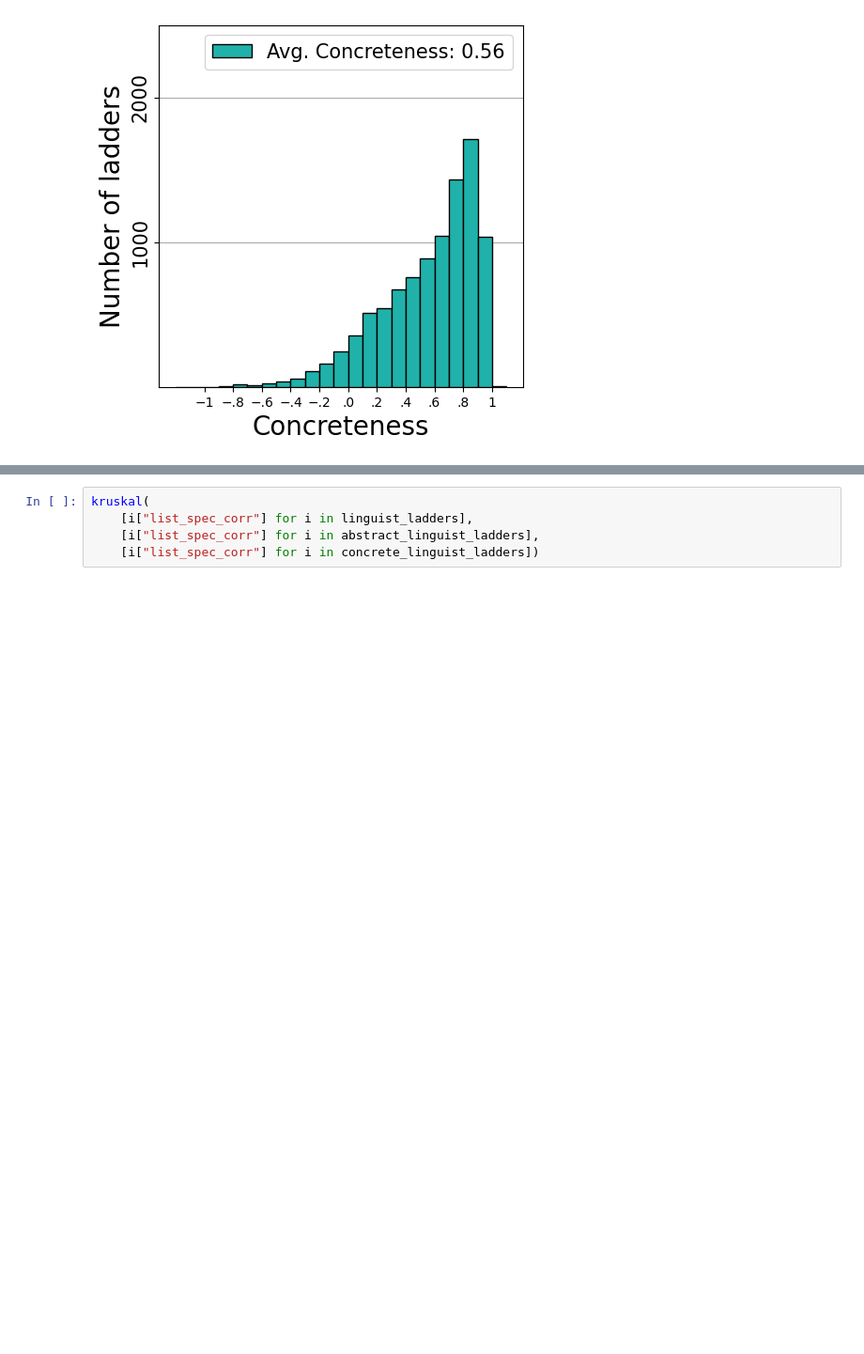
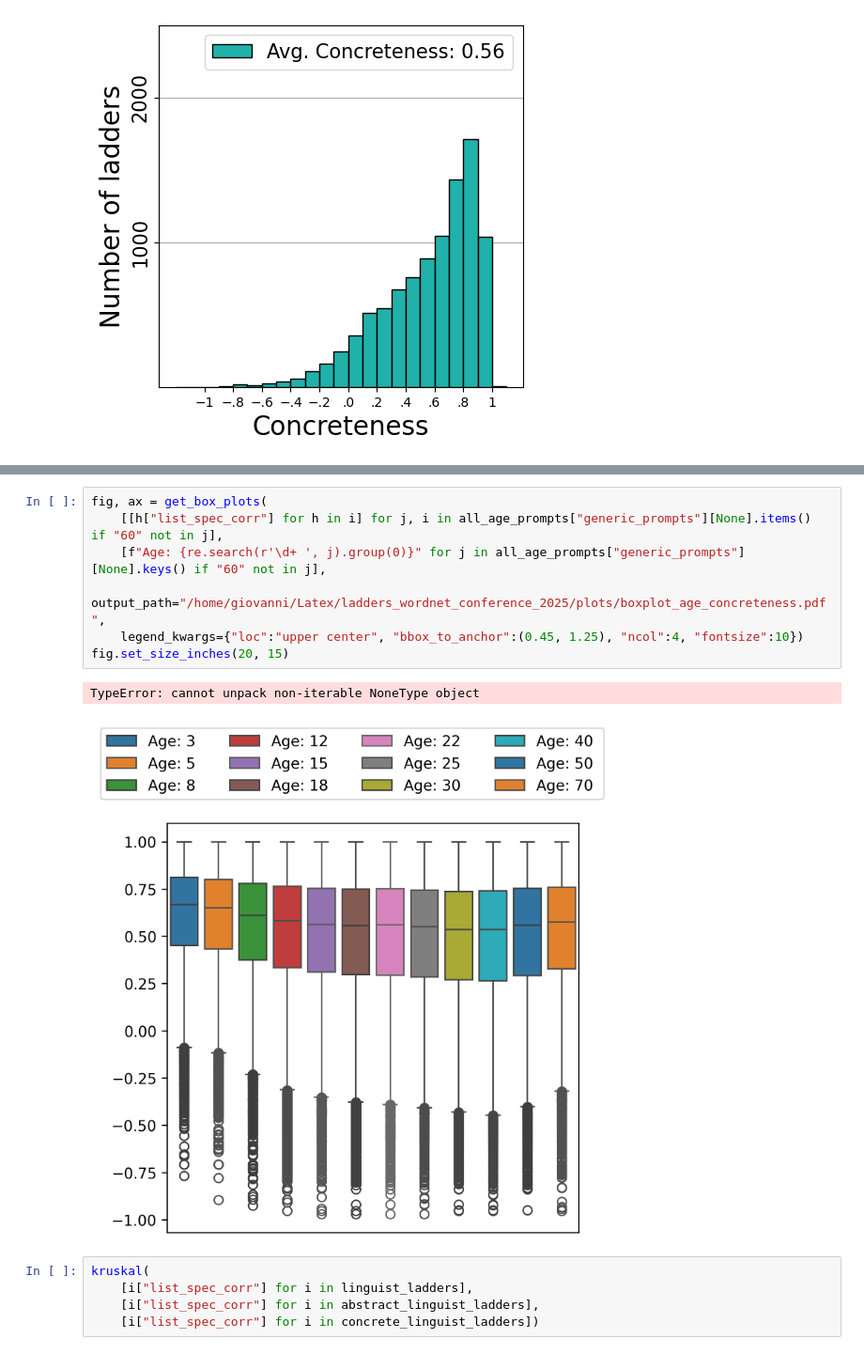
Before and after one commit to gpucce/abstract_llm, a Jupyter notebook: wordnet_study.ipynb, the cells around one changed output, grey strips where cells are left out. Shown at 94% size. Saved outputs shown, nothing was run; the diff lists cells and outputs as text; blank space fills up the shorter version.

```diff
--- a/wordnet_study.ipynb
+++ b/wordnet_study.ipynb
@@ -390,3 +392,13 @@ get_box_plots([
+# %%
+fig, ax = get_box_plots(
+    [[h["list_spec_corr"] for h in i] for j, i in all_age_prompts["generic_prompts"][None].items() if "60" not in j],
+    [f"Age: {re.search(r'\d+ ', j).group(0)}" for j in all_age_prompts["generic_prompts"][None].keys() if "60" not in j],
+    output_path="/home/giovanni/Latex/ladders_wordnet_conference_2025/plots/boxplot_age_concreteness.pdf",
+    legend_kwargs={"loc":"upper center", "bbox_to_anchor":(0.45, 1.25), "ncol":4, "fontsize":10})
+fig.set_size_inches(20, 15)
+# %% [output]
+TypeError: cannot unpack non-iterable NoneType object
+[figure, added]
 # %%
 kruskal(
     [i["list_spec_corr"] for i in linguist_ladders],
```
Also changed, not shown: parts of 2 cells of this notebook.
